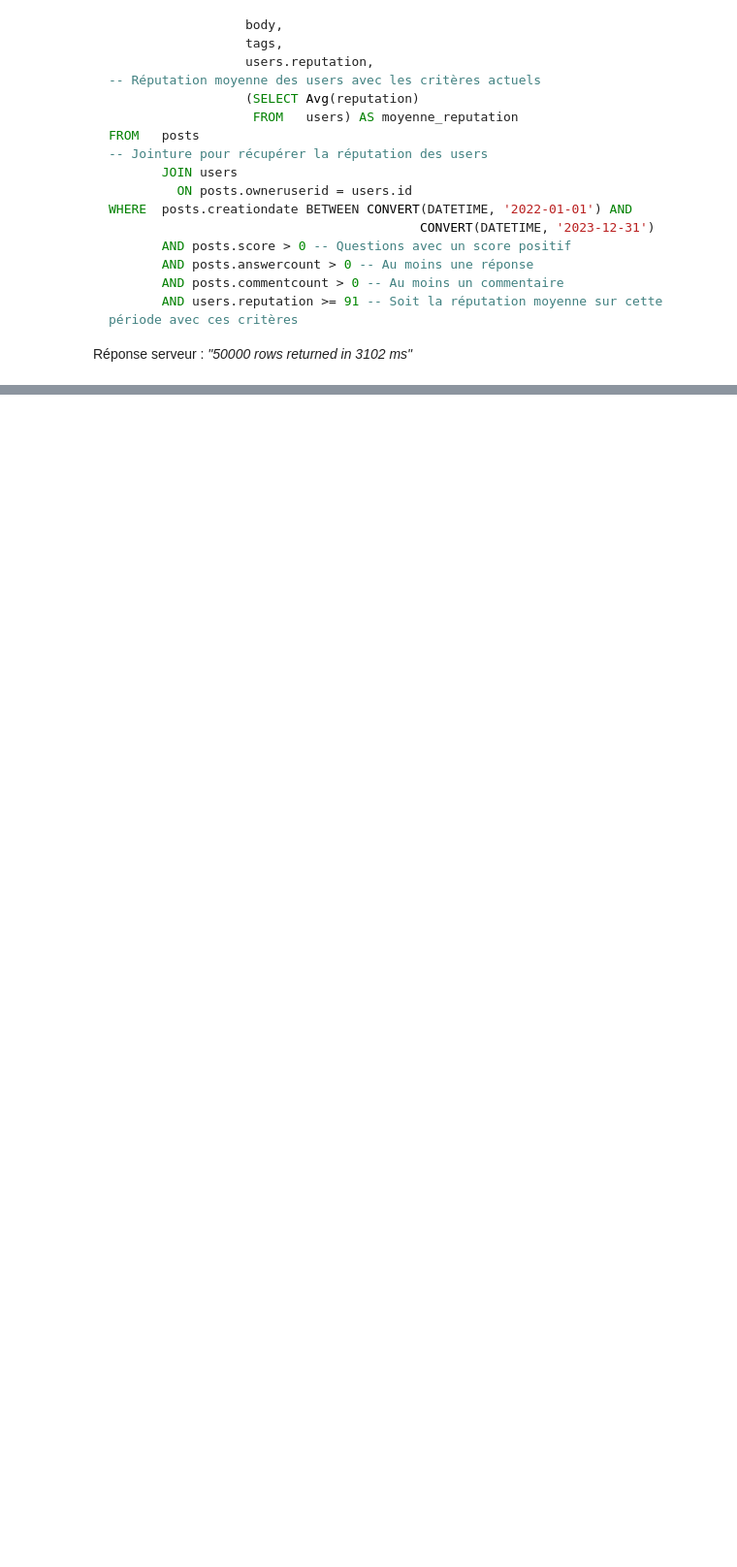
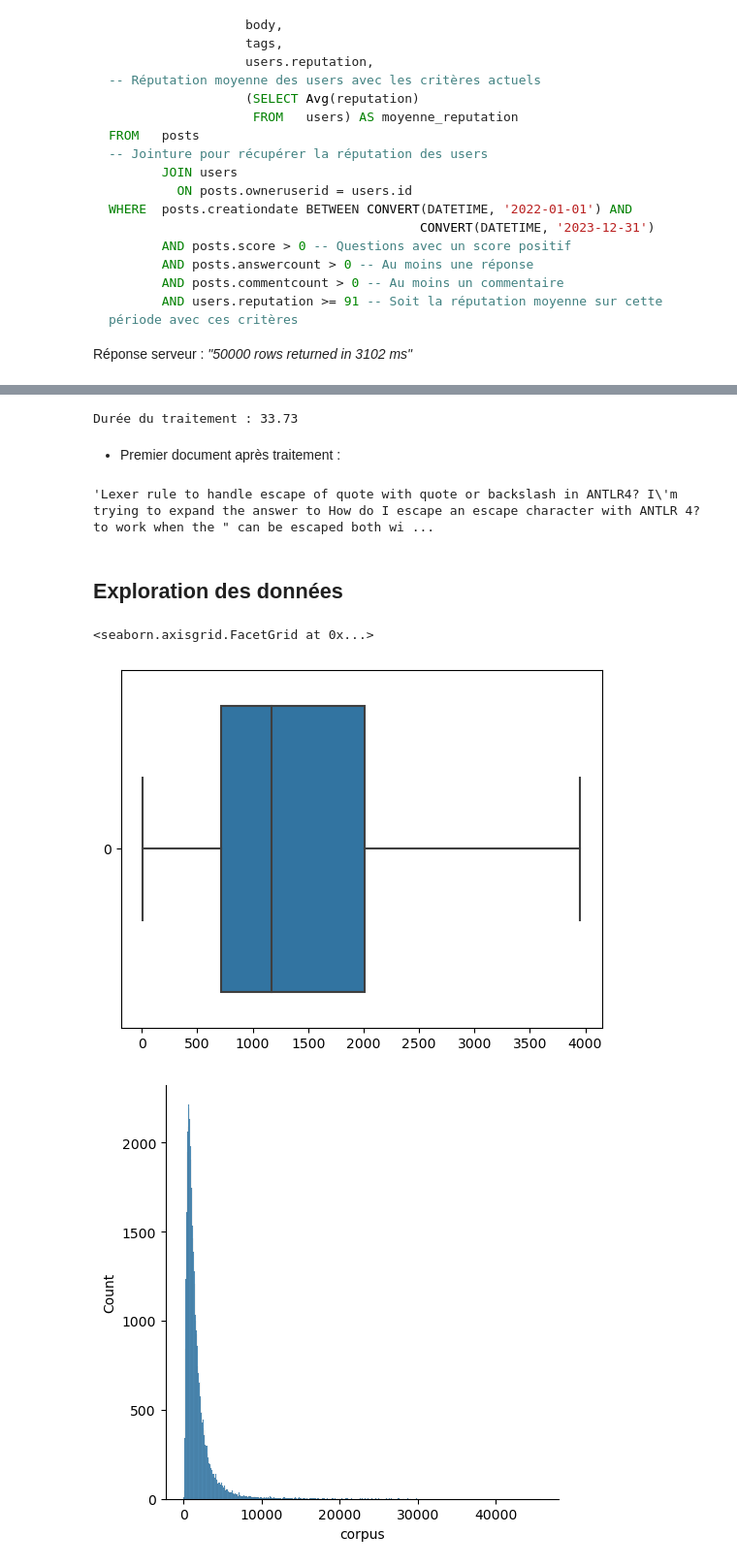
Before and after one commit to BiGHeaDMaX/Suggestion-automatique-de-mots-cles, a Jupyter notebook: 01 - Pré-traitements et Exploration.ipynb, the cells around one changed output, grey strips where cells are left out. Shown at 97% size. Drawn from its saved outputs; the diff is of its cells as text; code cells hidden in the pictures; blank space fills up the shorter version.

Commit message:
Traitement de base et début exploration

```diff
--- a/01 - Pré-traitements et Exploration.ipynb
+++ b/01 - Pré-traitements et Exploration.ipynb
@@ -49,0 +153,2 @@ Réponse serveur : *"50000 rows returned in 3102 ms"*
+# %%
+data['corpus'] = data['title'] + ' ' + data['body']
@@ -49,0 +157,2 @@ Réponse serveur : *"50000 rows returned in 3102 ms"*
+# %%
+data.drop(['title', 'body'], axis=1, inplace=True)
@@ -49,0 +181,2 @@ Réponse serveur : *"50000 rows returned in 3102 ms"*
+# %%
+data['tags'] = data['tags'].apply(lambda x: re.findall(r'<(.*?)>', x))
@@ -49,0 +212,26 @@ Réponse serveur : *"50000 rows returned in 3102 ms"*
+# %%
+debut = time.time()  # Heure de début du traitement
+
+data['corpus'] = data['corpus'].apply(lambda x: BeautifulSoup(x, 'html.parser').get_text())
+
+print(f"Durée du traitement : {(time.time() - debut):.2f}")
+# %% [output]
+Durée du traitement : 33.73
+# %% [markdown]
+- Premier document après traitement :
+# %%
+data.loc[0]['corpus']
+# %% [output]
+'Lexer rule to handle escape of quote with quote or backslash in ANTLR4? I\'m trying to expand the answer to How do I escape an escape character with ANTLR 4? to work when the " can be escaped both wi ...
+# %% [markdown]
+## **Exploration des données**
+# %%
+# Longueur des questions
+tmp = data.corpus.str.len()
+sns.boxplot(tmp, orient='h', showfliers=False)
+
+sns.displot(tmp)
+# %% [output]
+<seaborn.axisgrid.FacetGrid at 0x...>
+[figure, added]
+[figure, added]
```
Also changed, not shown: parts of 37 cells of this notebook.
